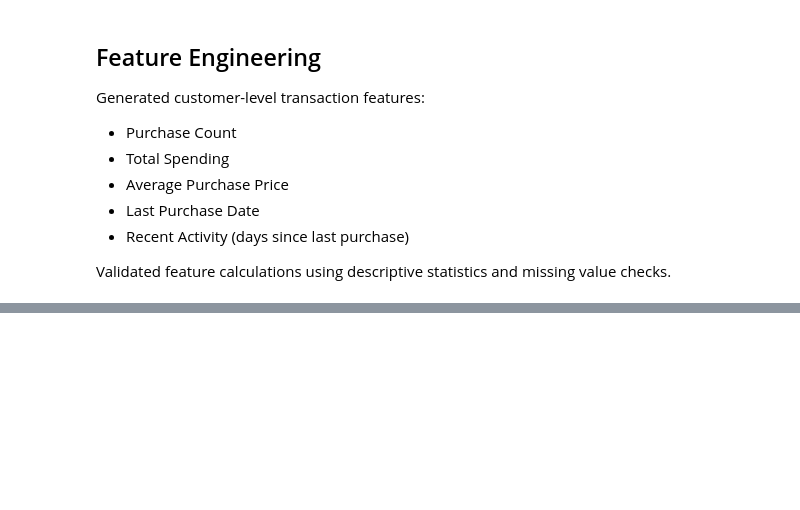
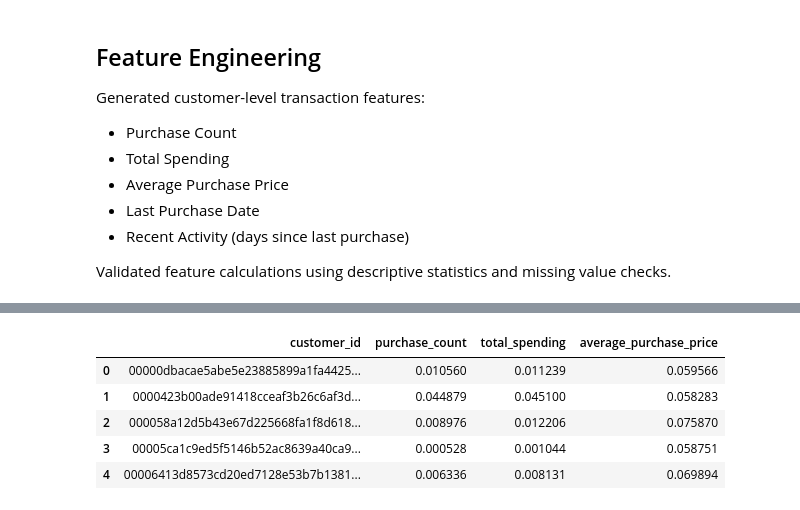
Before and after one commit to Kamesh-developer2703/Context-Aware-Neural-Recommendation-Engine, a Jupyter notebook: notebooks/transaction_analysis.ipynb, the cells around one changed output, grey strips where cells are left out. Cells and saved outputs as stored; diff of their text form; code cells hidden in the pictures; blank space fills up the shorter version.

```diff
--- a/notebooks/transaction_analysis.ipynb
+++ b/notebooks/transaction_analysis.ipynb
@@ -228,0 +260,21 @@ Validated feature calculations using descriptive statistics and missing value ch
+# %%
+from sklearn.preprocessing import MinMaxScaler
+
+scaler = MinMaxScaler()
+
+customer_features[
+    ["purchase_count", "total_spending", "average_purchase_price"]
+] = scaler.fit_transform(
+    customer_features[
+        ["purchase_count", "total_spending", "average_purchase_price"]
+    ]
+)
+
+customer_features.head()
+# %% [output]
+|  | customer_id | purchase_count | total_spending | average_purchase_price |
+| 0 | 00000dbacae5abe5e23885899a1fa4425... | 0.010560 | 0.011239 | 0.059566 |
+| 1 | 0000423b00ade91418cceaf3b26c6af3d... | 0.044879 | 0.045100 | 0.058283 |
+| 2 | 000058a12d5b43e67d225668fa1f8d618... | 0.008976 | 0.012206 | 0.075870 |
+| 3 | 00005ca1c9ed5f5146b52ac8639a40ca9... | 0.000528 | 0.001044 | 0.058751 |
+| 4 | 00006413d8573cd20ed7128e53b7b1381... | 0.006336 | 0.008131 | 0.069894 |
```
Also changed, not shown: parts of 7 cells of this notebook.
